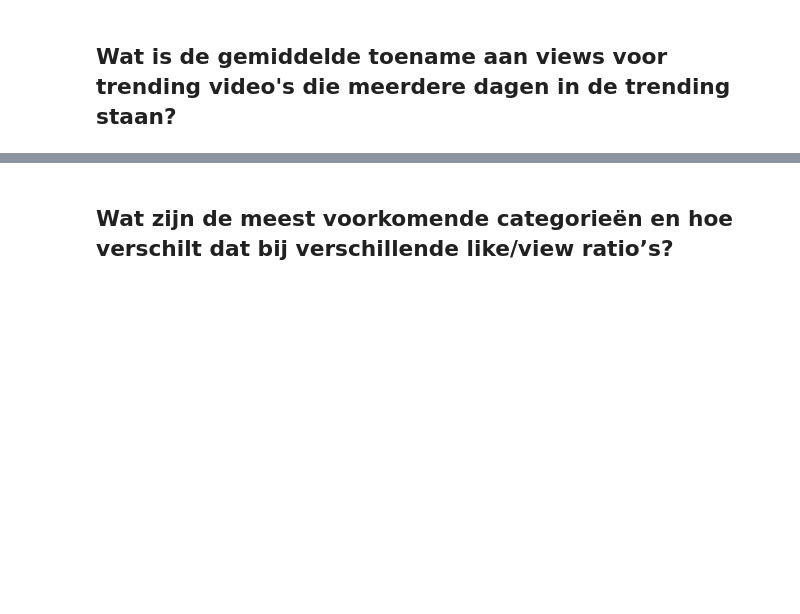
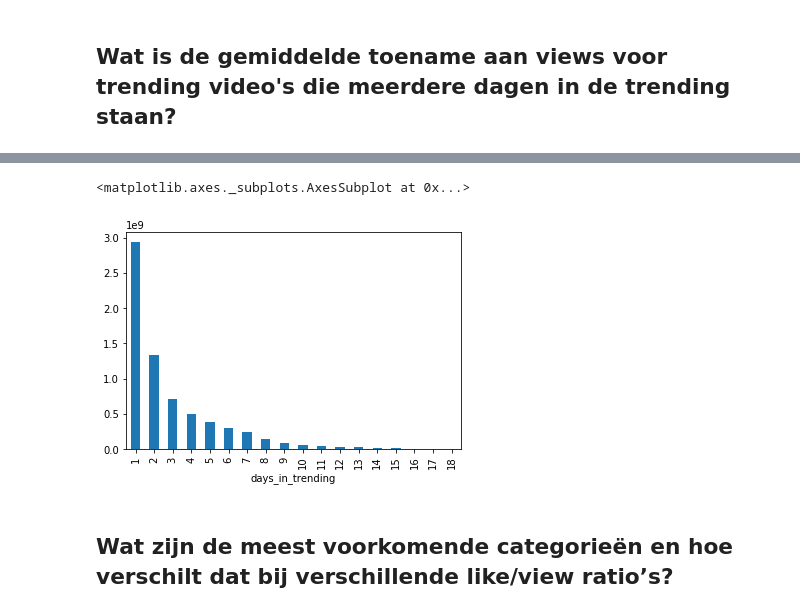
Before and after one commit to SandervWickeren/DataScience_YouTube, a Jupyter notebook: ResultsFile.ipynb, the cells around one changed output, grey strips where cells are left out. Drawn from its saved outputs; the diff is of its cells as text; code cells hidden in the pictures; blank space fills up the shorter version.

```diff
--- a/ResultsFile.ipynb
+++ b/ResultsFile.ipynb
@@ -265,3 +266,8 @@ trending
+# %%
+trending.groupby("days_in_trending").increase_views.sum().plot(x="days_in_trending",y="increase_views",kind="bar")
+# %% [output]
+<matplotlib.axes._subplots.AxesSubplot at 0x...>
+[figure, added]
 # %% [markdown]
 ##  Wat zijn de meest voorkomende categorieën en hoe verschilt dat bij verschillende like/view ratio’s?
 # %%
```
Also changed, not shown: parts of 8 cells of this notebook.
